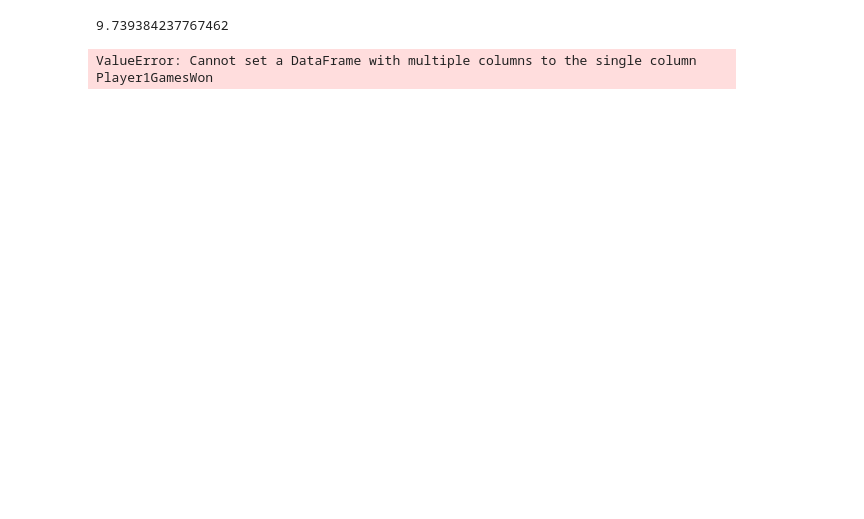
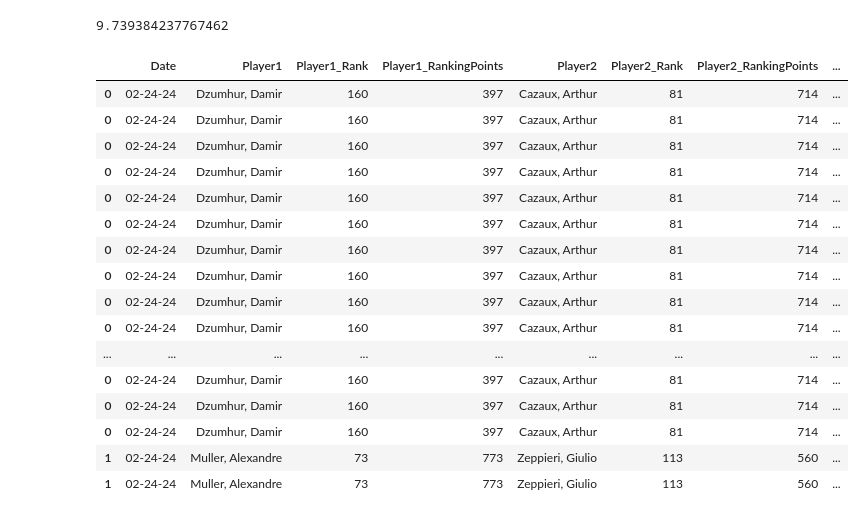
Before and after one commit to AeroEng16/TennisPrediction, a Jupyter notebook: tennisDataExpolation.ipynb, the cells around one changed output. Cells and saved outputs as stored; diff of their text form; code cells hidden in the pictures; blank space fills up the shorter version.

```diff
--- a/tennisDataExpolation.ipynb
+++ b/tennisDataExpolation.ipynb
@@ -124,19 +124,40 @@ averageGamesPerSet
 # %%
 # Split each match into a game by game entry, calculate "distance" to winning based on current score
 #, average games per set and Best of number of sets at each game end in the match and plot against
 # ?
 df_matches_split = df_matches.copy()
 df_matches_split = df_matches_split.explode('ScoreProgression_Games').explode('ScoreProgression_Games')
 df_matches_split["gameNumber"] = df_matches_split.groupby(df_matches_split.index).cumcount()
 df_matches_split["currentSetGameCount"] = df_matches_split["ScoreProgression_Games"].apply(sum)
 df_matches_split["isStartOfNewSet"] = df_matches_split.currentSetGameCount < df_matches_split.currentSetGameCount.shift()
 #df_matches_split["Player1GamesWon"] = df_matches_split[["ScoreProgression_Games","isStartOfNewSet"]].apply(lambda x:  x.ScoreProgressionGames[0]+x.ScoreProgressionGames.shift() if x.isStartOfNewSet else x.ScoreProgressionGames[0])
-df_matches_split["Player1GamesWon"] = df_matches_split[["ScoreProgression_Games","isStartOfNewSet"]].apply(lambda x:  x.ScoreProgressionGames[0]+x.ScoreProgressionGames.shift() if x.isStartOfNewSet else x.ScoreProgressionGames[0])
+#df_matches_split["Player1GamesWon"] = df_matches_split[["ScoreProgression_Games","isStartOfNewSet"]].apply(lambda x:  x.ScoreProgressionGames[0]+x.ScoreProgressionGames.shift() if x.isStartOfNewSet else x.ScoreProgressionGames[0])
+#df_matches_split.apply(lambda x: x["isStartOfNewSet"], axis=1)
+
+## Look at using series objects instead of lambda apply
+
+df_matches_split["Player1GamesWon"] = df_matches_split.apply(lambda x: x["ScoreProgression_Games"][0]+x["ScoreProgression_Games"].shift() if x["isStartOfNewSet"] else x["ScoreProgression_Games"][0],axis=1)
 #df_matches_split.apply(lambda x: if sum(x["ScoreProgression_Games"]))
 
 
 df_matches_split.head(20)
 # %% [output]
-ValueError: Cannot set a DataFrame with multiple columns to the single column Player1GamesWon
+|  | Date | Player1 | Player1_Rank | Player1_RankingPoints | Player2 | Player2_Rank | Player2_RankingPoints | ... |
+| 0 | 02-24-24 | Dzumhur, Damir | 160 | 397 | Cazaux, Arthur | 81 | 714 | ... |
+| 0 | 02-24-24 | Dzumhur, Damir | 160 | 397 | Cazaux, Arthur | 81 | 714 | ... |
+| 0 | 02-24-24 | Dzumhur, Damir | 160 | 397 | Cazaux, Arthur | 81 | 714 | ... |
+| 0 | 02-24-24 | Dzumhur, Damir | 160 | 397 | Cazaux, Arthur | 81 | 714 | ... |
+| 0 | 02-24-24 | Dzumhur, Damir | 160 | 397 | Cazaux, Arthur | 81 | 714 | ... |
+| 0 | 02-24-24 | Dzumhur, Damir | 160 | 397 | Cazaux, Arthur | 81 | 714 | ... |
+| 0 | 02-24-24 | Dzumhur, Damir | 160 | 397 | Cazaux, Arthur | 81 | 714 | ... |
+| 0 | 02-24-24 | Dzumhur, Damir | 160 | 397 | Cazaux, Arthur | 81 | 714 | ... |
+| 0 | 02-24-24 | Dzumhur, Damir | 160 | 397 | Cazaux, Arthur | 81 | 714 | ... |
+| 0 | 02-24-24 | Dzumhur, Damir | 160 | 397 | Cazaux, Arthur | 81 | 714 | ... |
+| ... | ... | ... | ... | ... | ... | ... | ... | ... |
+| 0 | 02-24-24 | Dzumhur, Damir | 160 | 397 | Cazaux, Arthur | 81 | 714 | ... |
+| 0 | 02-24-24 | Dzumhur, Damir | 160 | 397 | Cazaux, Arthur | 81 | 714 | ... |
+| 0 | 02-24-24 | Dzumhur, Damir | 160 | 397 | Cazaux, Arthur | 81 | 714 | ... |
+| 1 | 02-24-24 | Muller, Alexandre | 73 | 773 | Zeppieri, Giulio | 113 | 560 | ... |
+| 1 | 02-24-24 | Muller, Alexandre | 73 | 773 | Zeppieri, Giulio | 113 | 560 | ... |
 # %%
 [[[0, 1], [0, 2], [0, 3], [1, 3], [1, 4], [2, 4], [2, 5], [3, 5], [3, 6]], [[0, 1], [0, 2], [1, 2], [1, 3], [2, 3], [2, 4], [3, 4], [3, 5], [3, 6]]]
```
Also changed, not shown: parts of 1 cell of this notebook.
